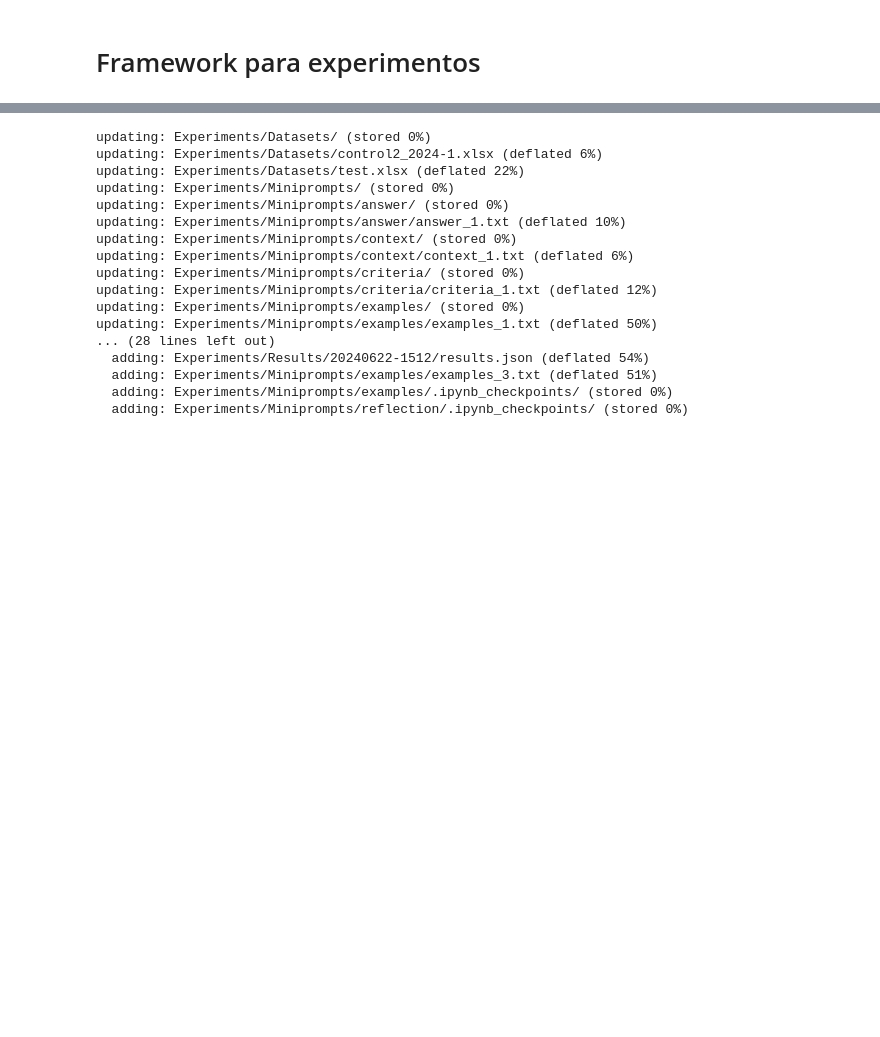
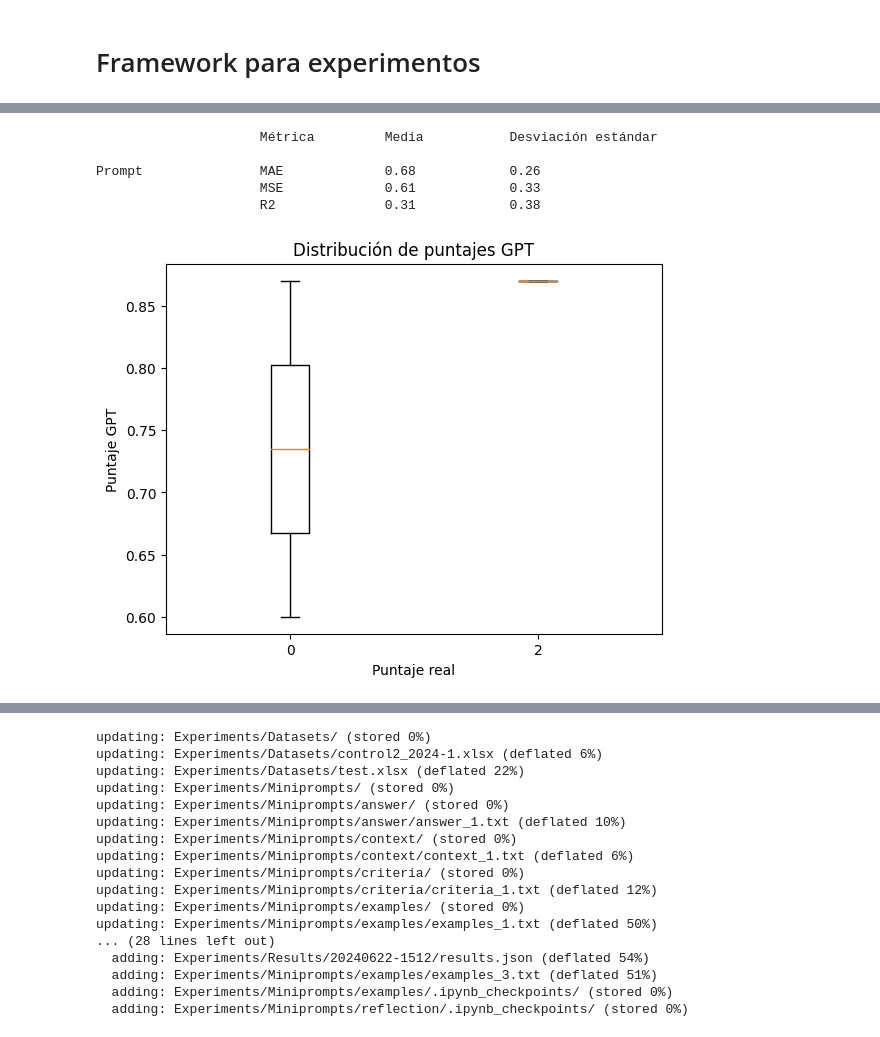
Before and after one commit to OscarRojasG/Experimentos-GPTValidator, a Jupyter notebook: Framework_Experimentos.ipynb, the cells around one changed output, grey strips where cells are left out. Cells and saved outputs as stored; diff of their text form; code cells hidden in the pictures; blank space fills up the shorter version.

```diff
--- a/Framework_Experimentos.ipynb
+++ b/Framework_Experimentos.ipynb
@@ -414,5 +531,14 @@ def visualize_prompt(prompt_data):
         else:
             miniprompt_data[prompt_data['field']] = f"{{{prompt_data['field']}}}"
         print(generate_prompt(miniprompt_data))
+# %%
+show_results("Experiments/Results/20240702-2308")
+# %% [output]
+                     Métrica         Media           Desviación estándar
+
+Prompt               MAE             0.68            0.26
+                     MSE             0.61            0.33
+                     R2              0.31            0.38
+[figure, added]
 # %%
 prompt_data = {
```
Also changed, not shown: parts of 4 cells of this notebook.
